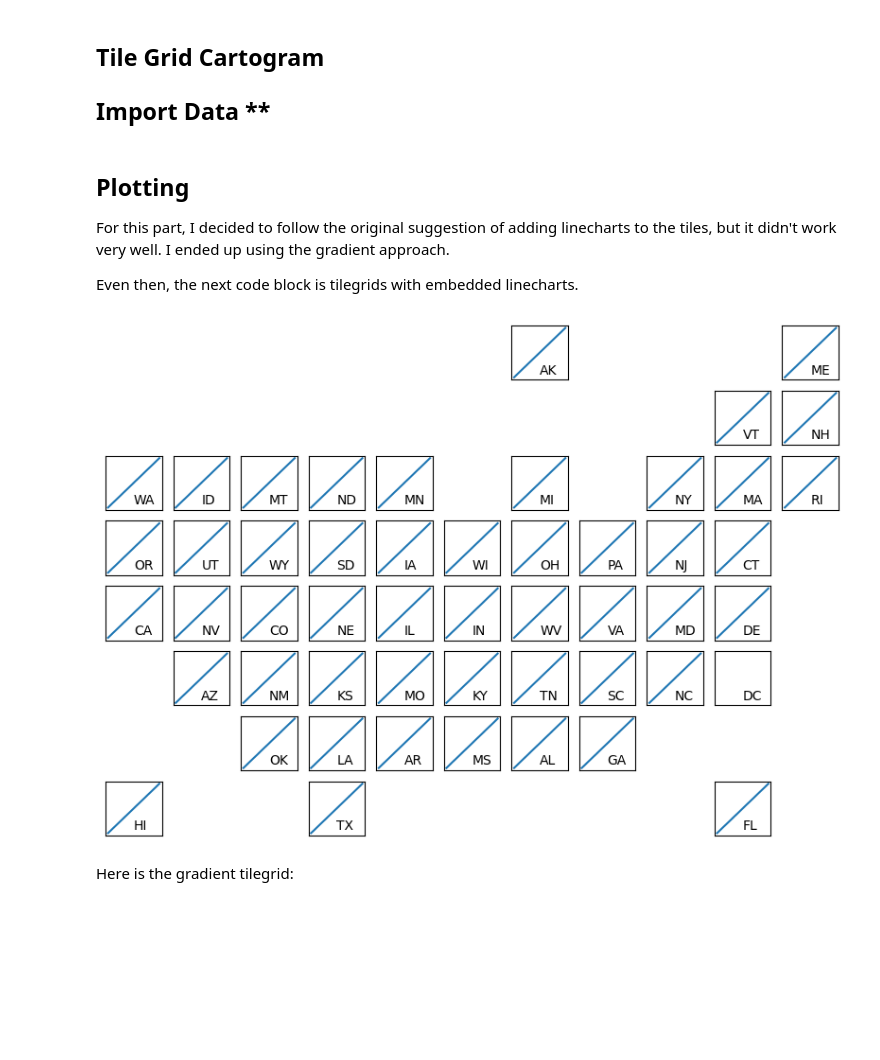
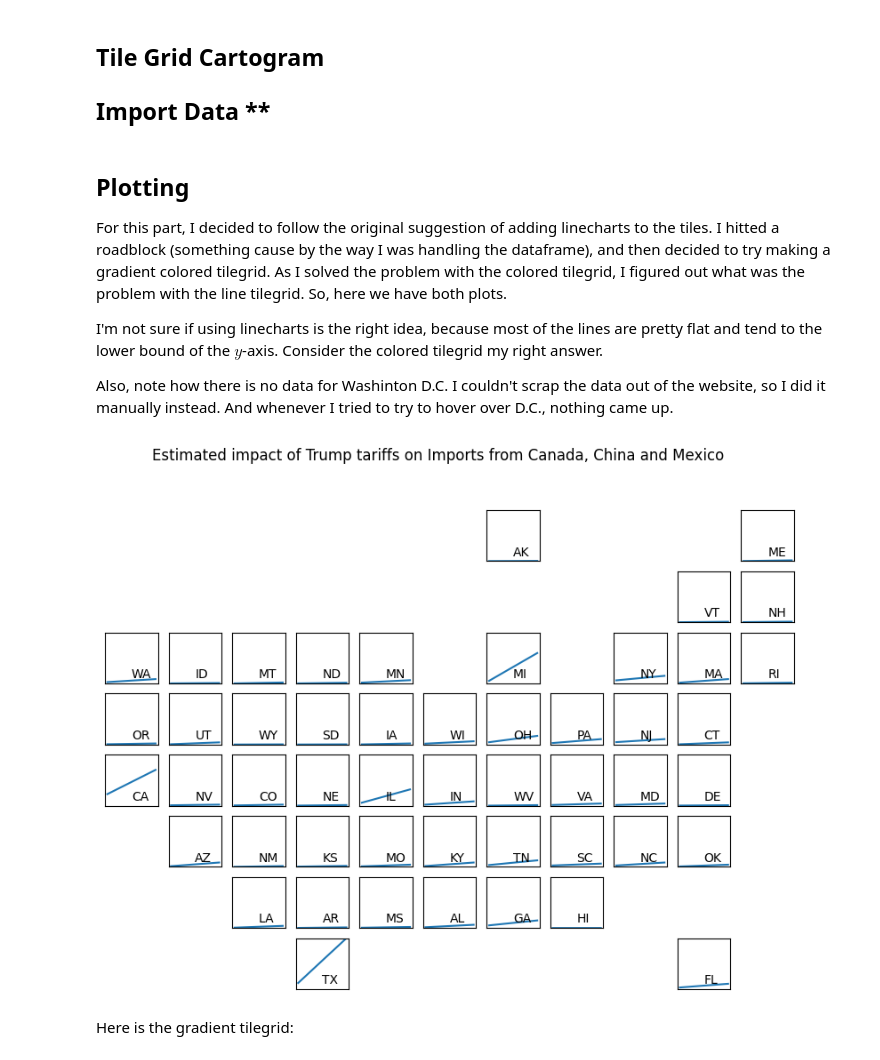
Before and after one commit to sturm1619/spring-2025, a Jupyter notebook: cs3820/homework/08/homework_8.ipynb, the cells around one changed output. Cells and saved outputs as stored; diff of their text form; code cells hidden in the pictures; blank space fills up the shorter version.

```diff
--- a/cs3820/homework/08/homework_8.ipynb
+++ b/cs3820/homework/08/homework_8.ipynb
@@ -174,32 +170,32 @@ plt.show()
 
 ## Import Data **
 # %%
-try:
-    open("cartogram_change/cartogram_albers.shp")
-except FileNotFoundError:
-    print("Cartograms not found. Creating data...")
-    us_cartogram_change = tax_choropleth_data.dropna()
-    us_cartogram_change["original"] = \
-        us_cartogram_change.tariff * 100/(100 + us_cartogram_change.cpg)
-    us_cartogram_change = Cartogram(us_cartogram_change, "cpg")
+us_cartogram_change = tax_choropleth_data.dropna().copy()
+us_cartogram_change["original"]= us_cartogram_change.tariff * 100/(100 + us_cartogram_change.cpg)
 
-    if 'cartogram_data' not in os.listdir():
-        os.mkdir("cartogram_change")
+# Create the colormap
+reds = mpl.colormaps['Reds']
+max = us_cartogram_change.cpg.max()
 
-    us_cartogram_change.to_file("cartogram_change/cartogram_albers.shp")
-finally:
-    us_cartogram_change = gpd.read_file("cartogram_change/cartogram_albers.shp")
+colors = []
+for index in us_cartogram_change.index:
+    colors.append(reds(us_cartogram_change.loc[index, "cpg"] / max))
+us_cartogram_change["reds"] = colors
 # %% [markdown]
 ## Plotting
 
-For this part, I decided to follow the original suggestion of adding linecharts to the tiles, but it didn't work very well. I ended up using the gradient approach.
+For this part, I decided to follow the original suggestion of adding linecharts to the tiles. I hitted a roadblock (something cause by the way I was handling the dataframe), and then decided to try making a gradient colored tilegrid. As I solved the problem with the colored tilegrid, I figured out what was the problem with the line tilegrid. So, here we have both plots.
 
-Even then, the next code block is tilegrids with embedded linecharts.
+I'm not sure if using linecharts is the right idea, because most of the lines are pretty flat and tend to the lower bound of the $y$-axis. Consider the colored tilegrid my right answer.
+
+Also, note how there is no data for Washinton D.C. I couldn't scrap the data out of the website, so I did it manually instead. And whenever I tried to try to hover over D.C., nothing came up.
 # %%
 # Create a figure with 8x11 axes
 nrows, ncols = 8, 11
 fig, axs = plt.subplots(nrows=nrows, ncols=ncols,
                         figsize=(10, 7))
+fig.suptitle(title)
+
 # define positions of rows that we want off
 rows_to_remove = [(0,0), (0,1), (0,2), (0,3), (0,4), (0,5),        (0,7), (0,8), (0,9),
                   (1,0), (1,1), (1,2), (1,3), (1,4), (1,5), (1,6), (1,7), (1,8),
@@ -208,47 +204,47 @@ rows_to_remove = [(0,0), (0,1), (0,2), (0,3), (0,4), (0,5),        (0,7), (0,8),
                                                                                         (4,10),
                   (5,0),                                                                (5,10),
                   (6,0), (6,1),                                           (6,8), (6,9), (6,10),
-                         (7,1), (7,2),        (7,4), (7,5), (7,6), (7,7), (7,8),        (7,10)]
+                  (7,0), (7,1), (7,2),        (7,4), (7,5), (7,6), (7,7), (7,8),        (7,10)]
 # define first letters of each state
 letters_state = ['AK', 'ME', 'VT', 'NH', 'WA', 'ID', 'MT', 'ND', 'MN', 'MI', 'NY',
                  'MA', 'RI', 'OR', 'UT', 'WY', 'SD', 'IA', 'WI', 'OH', 'PA',
                  'NJ', 'CT', 'CA', 'NV', 'CO', 'NE', 'IL', 'IN', 'WV', 'VA',
                  'MD', 'DE', 'AZ', 'NM', 'KS', 'MO', 'KY', 'TN', 'SC', 'NC',
-                 'DC', 'OK', 'LA', 'AR', 'MS', 'AL', 'GA', 'HI', 'TX', 'FL']
+                 'OK', 'LA', 'AR', 'MS', 'AL', 'GA', 'HI', 'TX', 'FL']
 
 # Define axis limits
 y_bot, y_top = us_cartogram_change.original.min(), us_cartogram_change.tariff.max()
 
 # Iteare over each ax
 state = 0
 for row in range(nrows):
     for col in range(ncols):
 
         # test the presence of the current ax in the list defined above
         if (row, col) in rows_to_remove:
             axs[row, col].axis('off')
 
         # all axes we want to keep
         else:
 
             # Remove axis labels
             axs[row, col].set_xticks([])
             axs[row, col].set_yticks([])
 
             # add state's letters
             letters = letters_state[state]
             axs[row, col].annotate(letters, xy=(0.5, 0.1),
                                    xycoords='axes fraction', color="black")
 
             # Linechart
             axs[row, col].plot(
-                us_cartogram_change.loc[us_cartogram.STUSPS == letters, ["original", "tariff"]].T
+                us_cartogram_change.loc[us_cartogram_change.STUSPS == letters, ["original", "tariff"]].T
             )
-            ax.set_ylim(0, 500_000)
+            axs[row,col].set_ylim(y_bot,y_top)
 
             state += 1
 # %% [output]
-[figure, old version]
+[figure, new version]
 # %% [markdown]
 Here is the gradient tilegrid:
 # %%
```
Also changed, not shown: parts of 6 cells of this notebook, 6 other files.
